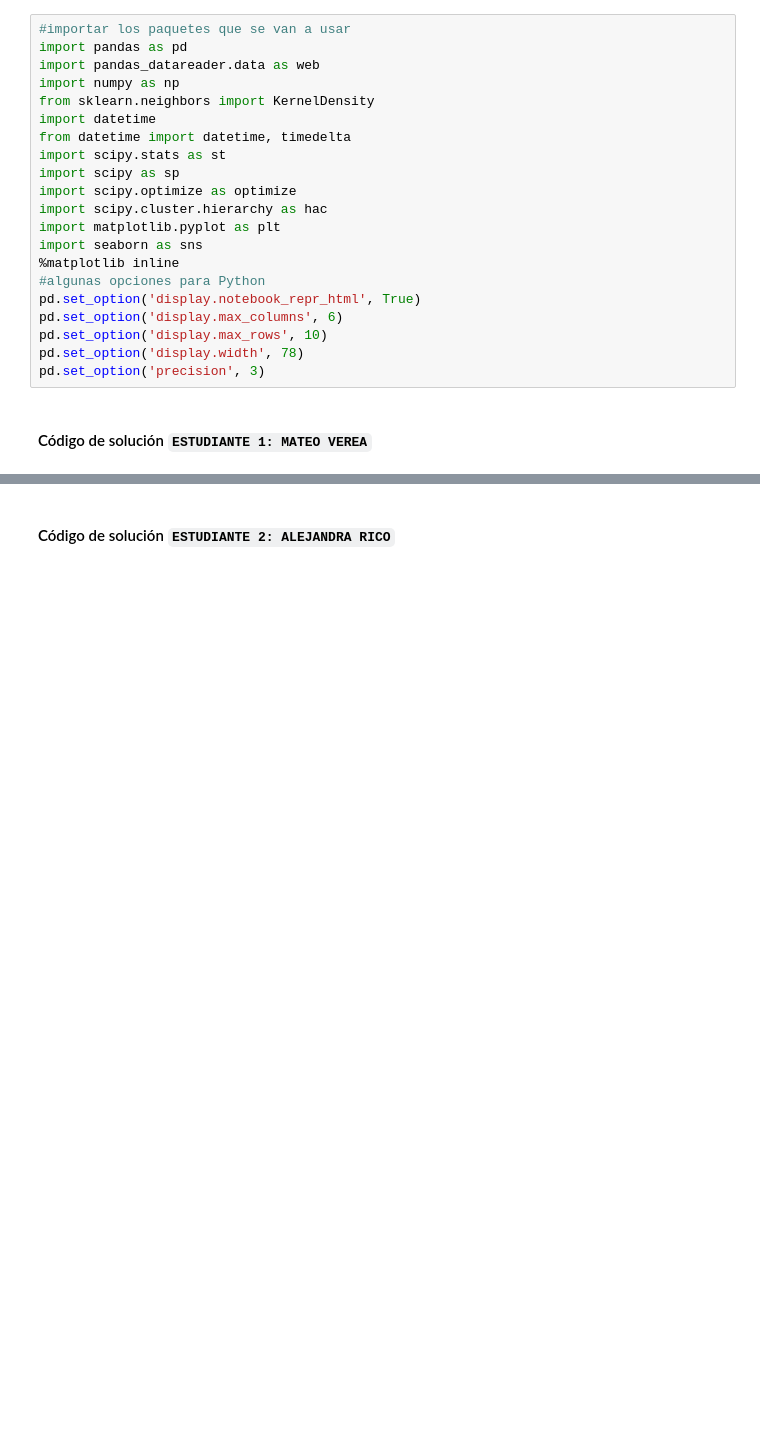
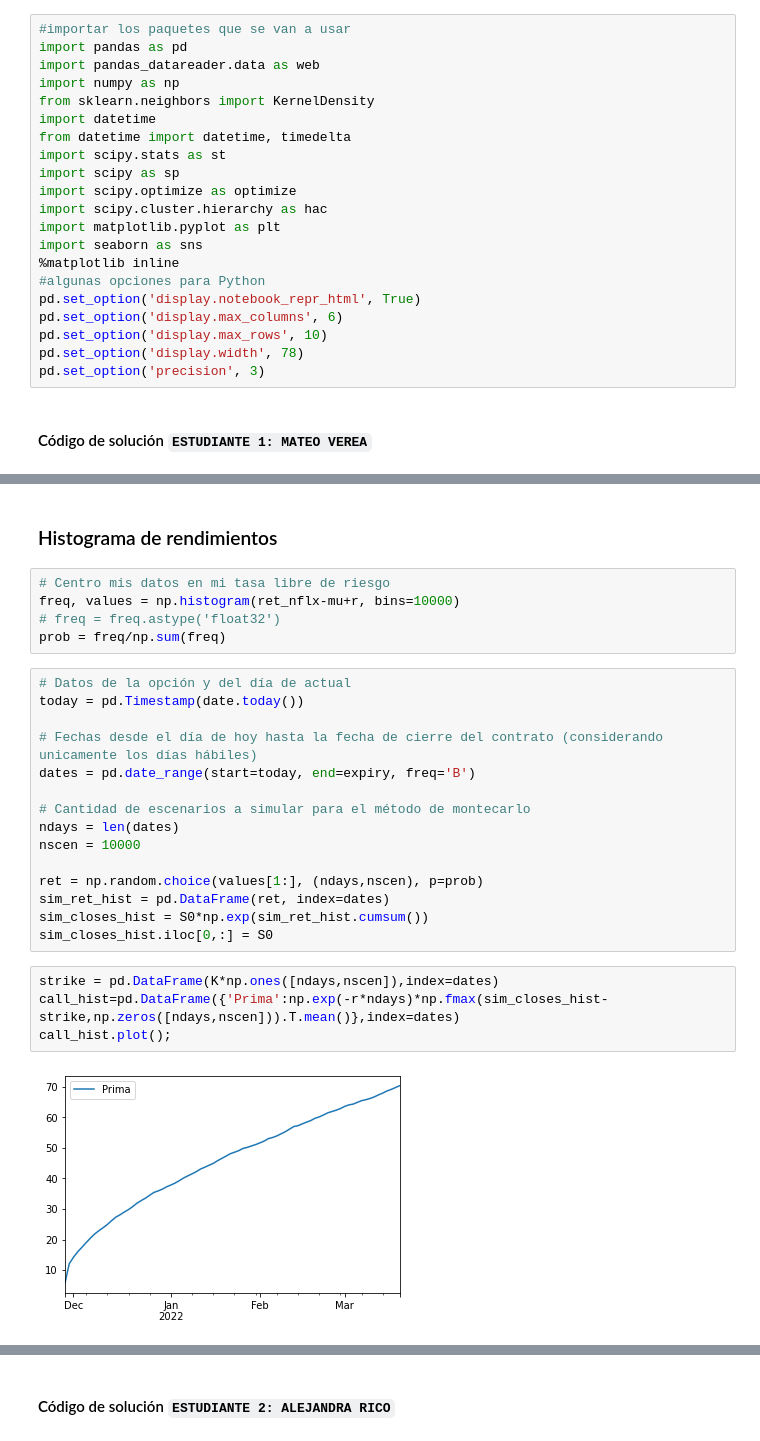
Before and after one commit to Mateoverea/Tarea10_MVerea_ARico, a Jupyter notebook: Tarea10_MVerea_ARico.ipynb, the cells around one changed output, grey strips where cells are left out. Cells and saved outputs as stored; diff of their text form; blank space fills up the shorter version.

```diff
--- a/Tarea10_MVerea_ARico.ipynb
+++ b/Tarea10_MVerea_ARico.ipynb
@@ -49,0 +146,28 @@ pd.set_option('precision', 3)
+# %% [markdown]
+### Histograma de rendimientos
+# %%
+# Centro mis datos en mi tasa libre de riesgo
+freq, values = np.histogram(ret_nflx-mu+r, bins=10000)
+# freq = freq.astype('float32')
+prob = freq/np.sum(freq)
+# %%
+# Datos de la opción y del día de actual
+today = pd.Timestamp(date.today())
+
+# Fechas desde el día de hoy hasta la fecha de cierre del contrato (considerando unicamente los días hábiles)
+dates = pd.date_range(start=today, end=expiry, freq='B')
+
+# Cantidad de escenarios a simular para el método de montecarlo
+ndays = len(dates)
+nscen = 10000
+
+ret = np.random.choice(values[1:], (ndays,nscen), p=prob)
+sim_ret_hist = pd.DataFrame(ret, index=dates)
+sim_closes_hist = S0*np.exp(sim_ret_hist.cumsum())
+sim_closes_hist.iloc[0,:] = S0
+# %%
+strike = pd.DataFrame(K*np.ones([ndays,nscen]),index=dates)
+call_hist=pd.DataFrame({'Prima':np.exp(-r*ndays)*np.fmax(sim_closes_hist-strike,np.zeros([ndays,nscen])).T.mean()},index=dates)
+call_hist.plot();
+# %% [output]
+[figure, added]
```
Also changed, not shown: parts of 21 cells of this notebook.
